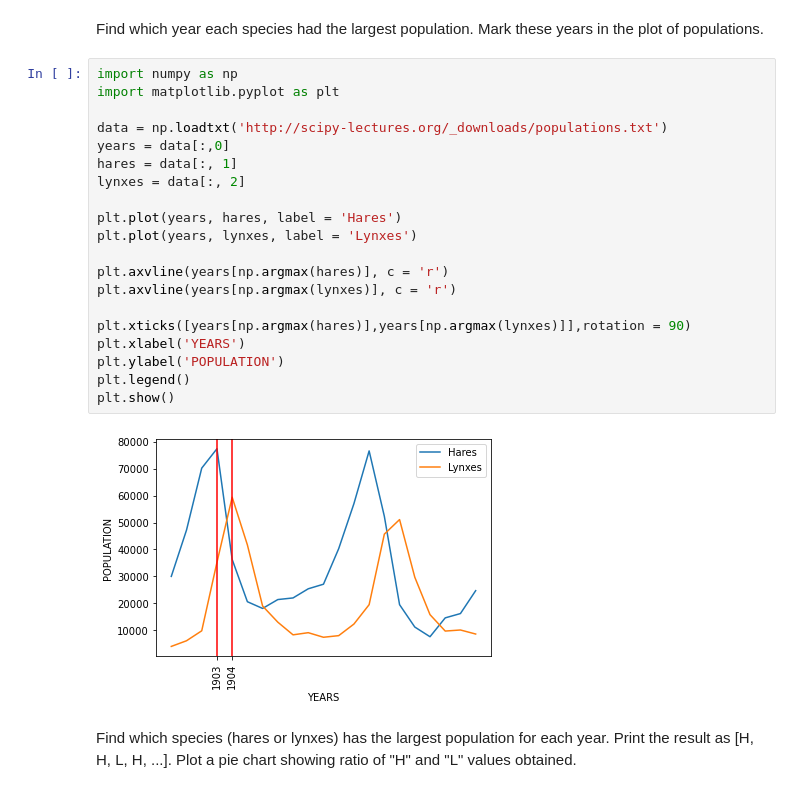
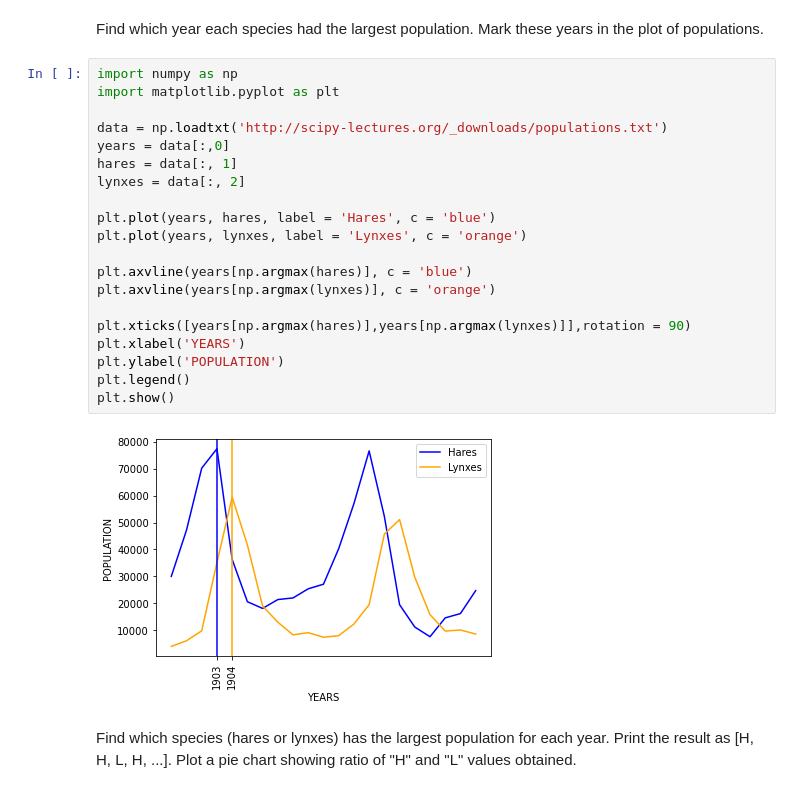
Before and after one commit to akhundzhanovaET/math_prac, a Jupyter notebook: hometask_3.ipynb, the cells around one changed output. Saved outputs shown, nothing was run; the diff lists cells and outputs as text.

```diff
--- a/hometask_3.ipynb
+++ b/hometask_3.ipynb
@@ -65,25 +65,25 @@ Find which year each species had the largest population. Mark these years in the
 # %%
 import numpy as np
 import matplotlib.pyplot as plt
 
 data = np.loadtxt('http://scipy-lectures.org/_downloads/populations.txt')
 years = data[:,0]
 hares = data[:, 1]
 lynxes = data[:, 2]
 
-plt.plot(years, hares, label = 'Hares')
-plt.plot(years, lynxes, label = 'Lynxes')
+plt.plot(years, hares, label = 'Hares', c = 'blue')
+plt.plot(years, lynxes, label = 'Lynxes', c = 'orange')
 
-plt.axvline(years[np.argmax(hares)], c = 'r')
-plt.axvline(years[np.argmax(lynxes)], c = 'r')
+plt.axvline(years[np.argmax(hares)], c = 'blue')
+plt.axvline(years[np.argmax(lynxes)], c = 'orange')
 
 plt.xticks([years[np.argmax(hares)],years[np.argmax(lynxes)]],rotation = 90)
 plt.xlabel('YEARS')
 plt.ylabel('POPULATION')
 plt.legend()
 plt.show()
 # %% [output]
-[figure, old version]
+[figure, new version]
 # %% [markdown]
 Find which species (hares or lynxes) has the largest population for each year. Print the result as [H, H, L, H, ...]. Plot a pie chart showing ratio of "H" and "L" values obtained.
 # %%
```
Also changed, not shown: parts of 11 cells of this notebook.
